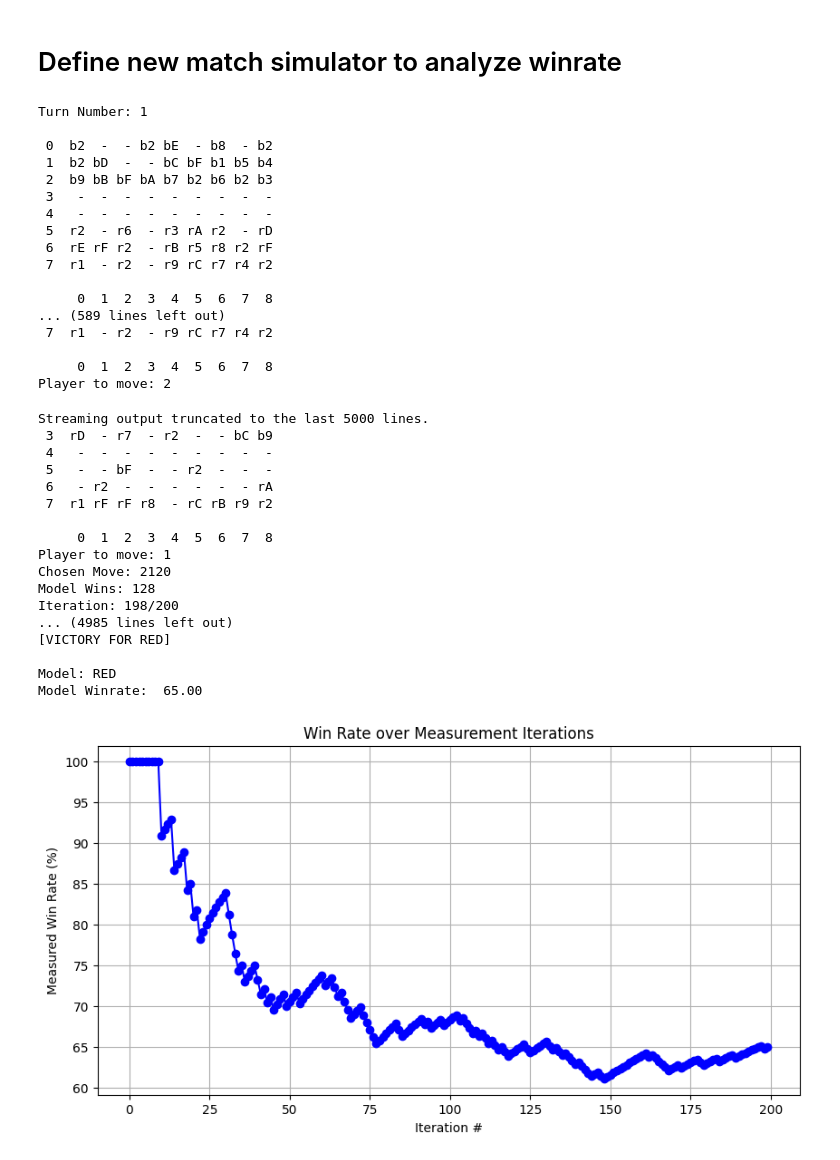
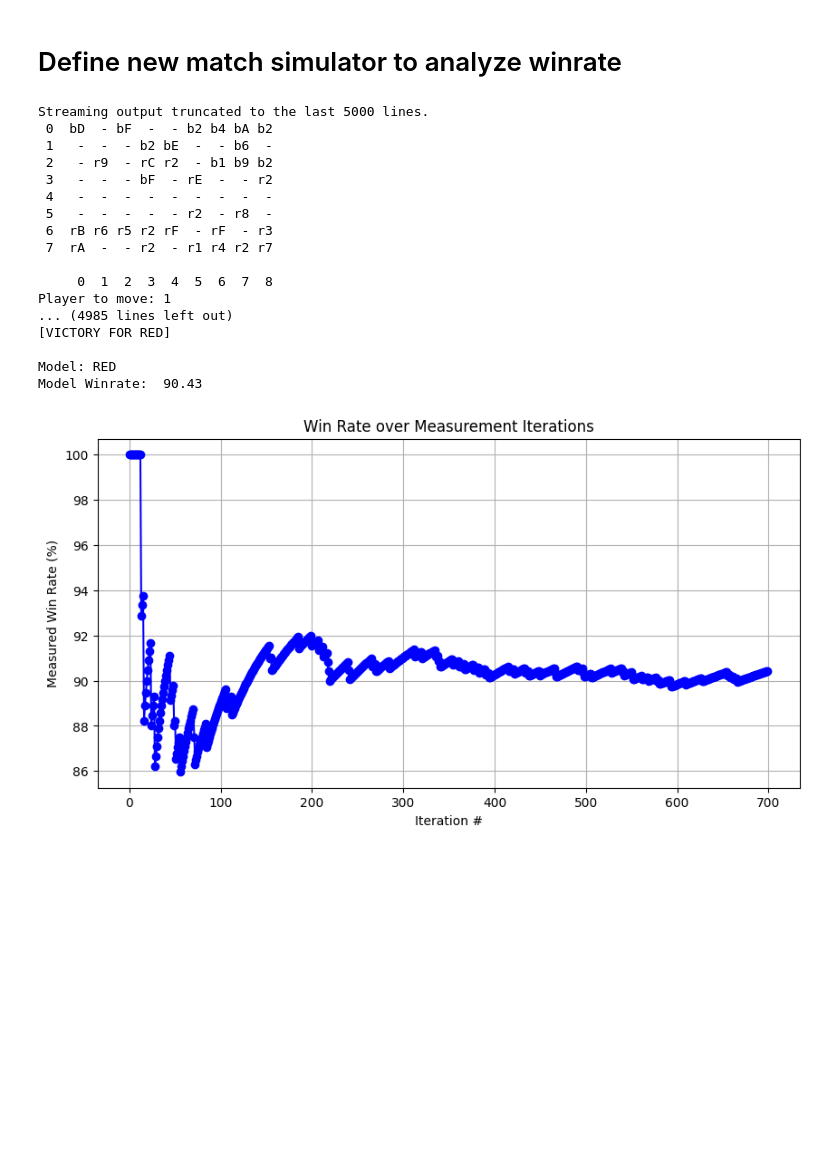
Before and after one commit to jal9o3/OLA, a Jupyter notebook: notebooks/OLA_Training.ipynb, the cells around one changed output. Saved outputs shown, nothing was run; the diff lists cells and outputs as text; code cells hidden in the pictures; blank space fills up the shorter version.

```diff
--- a/notebooks/OLA_Training.ipynb
+++ b/notebooks/OLA_Training.ipynb
@@ -322,57 +373,40 @@ class ModelTestingSimulator(CFRTrainingSimulator):
     plt.grid(True)
     plt.show()
 # %%
-from constants import Ranking, Controller, POV
+from OLA.constants import Ranking, Controller, POV
 
 # Sample random formations
 blue_formation = list(
     Player.get_sensible_random_formation(
         piece_list=Ranking.SORTED_FORMATION)
 )
 red_formation = list(
     Player.get_sensible_random_formation(
         piece_list=Ranking.SORTED_FORMATION)
 )
 
 match_simulator = ModelTestingSimulator(formations=[blue_formation, red_formation],
                                   controllers=[
                                       Controller.RANDOM, TestingController.MODEL],
                                   save_data=False,
                                   pov=POV.WORLD)
-match_simulator.start(iterations=200)
+match_simulator.start(iterations=700)
 # %% [output]
-Turn Number: 1
-
- 0  b2  -  - b2 bE  - b8  - b2
- 1  b2 bD  -  - bC bF b1 b5 b4
- 2  b9 bB bF bA b7 b2 b6 b2 b3
- 3   -  -  -  -  -  -  -  -  -
+Streaming output truncated to the last 5000 lines.
+ 0  bD  - bF  -  - b2 b4 bA b2
+ 1   -  -  - b2 bE  -  - b6  -
+ 2   - r9  - rC r2  - b1 b9 b2
+ 3   -  -  - bF  - rE  -  - r2
  4   -  -  -  -  -  -  -  -  -
- 5  r2  - r6  - r3 rA r2  - rD
- 6  rE rF r2  - rB r5 r8 r2 rF
- 7  r1  - r2  - r9 rC r7 r4 r2
+ 5   -  -  -  -  - r2  - r8  -
+ 6  rB r6 r5 r2 rF  - rF  - r3
+ 7  rA  -  - r2  - r1 r4 r2 r7
 
      0  1  2  3  4  5  6  7  8
-... (589 lines left out)
- 7  r1  - r2  - r9 rC r7 r4 r2
+Player to move: 1
+... (4985 lines left out)
+[VICTORY FOR RED]
 
-     0  1  2  3  4  5  6  7  8
-Player to move: 2
+Model: RED
+Model Winrate:  90.43
-Streaming output truncated to the last 5000 lines.
- 3  rD  - r7  - r2  -  - bC b9
- 4   -  -  -  -  -  -  -  -  -
- 5   -  - bF  -  - r2  -  -  -
- 6   - r2  -  -  -  -  -  - rA
- 7  r1 rF rF r8  - rC rB r9 r2
-
-     0  1  2  3  4  5  6  7  8
-Player to move: 1
-Chosen Move: 2120
-Model Wins: 128
-Iteration: 198/200
-... (4985 lines left out)
-[VICTORY FOR RED]
-
-Model: RED
-Model Winrate:  65.00
-[figure, old version]
+[figure, new version]
```
Also changed, not shown: parts of 6 cells of this notebook.
